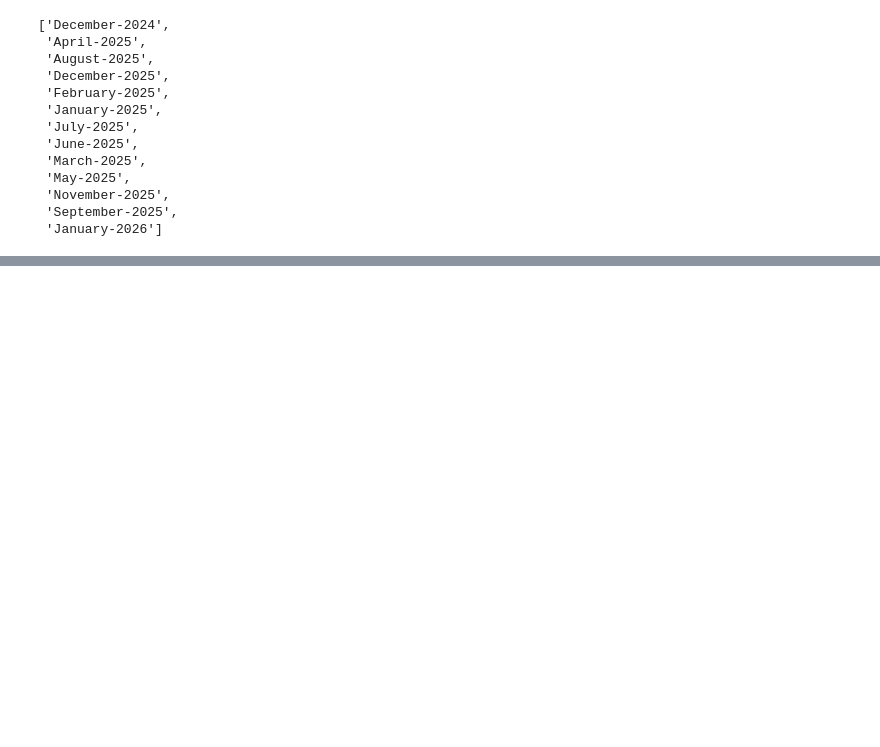
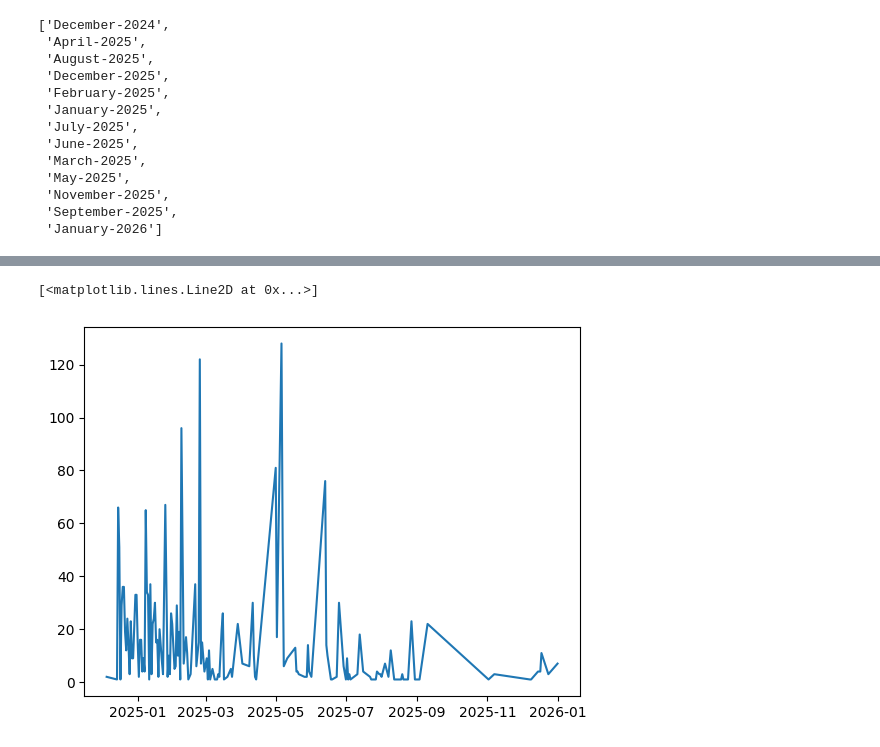
Before and after one commit to abishekparajuli-np/Whatsapp_Chat_Analysis, a Jupyter notebook: test_notebook.ipynb, the cells around one changed output, grey strips where cells are left out. Drawn from its saved outputs; the diff is of its cells as text; code cells hidden in the pictures; blank space fills up the shorter version.

```diff
--- a/test_notebook.ipynb
+++ b/test_notebook.ipynb
@@ -355,0 +358,2 @@ timeline['time'].tolist()
+# %%
+tm2=msg_df.groupby(msg_df['Date'].dt.date).count()['Message'].reset_index()
@@ -355,0 +376,6 @@ timeline['time'].tolist()
+# %%
+plt.Figure(figsize=(12,8))
+plt.plot(tm2['Date'],tm2['Message'])
+# %% [output]
+[<matplotlib.lines.Line2D at 0x...>]
+[figure, added]
```
Also changed, not shown: parts of 2 cells of this notebook, 3 other files.
